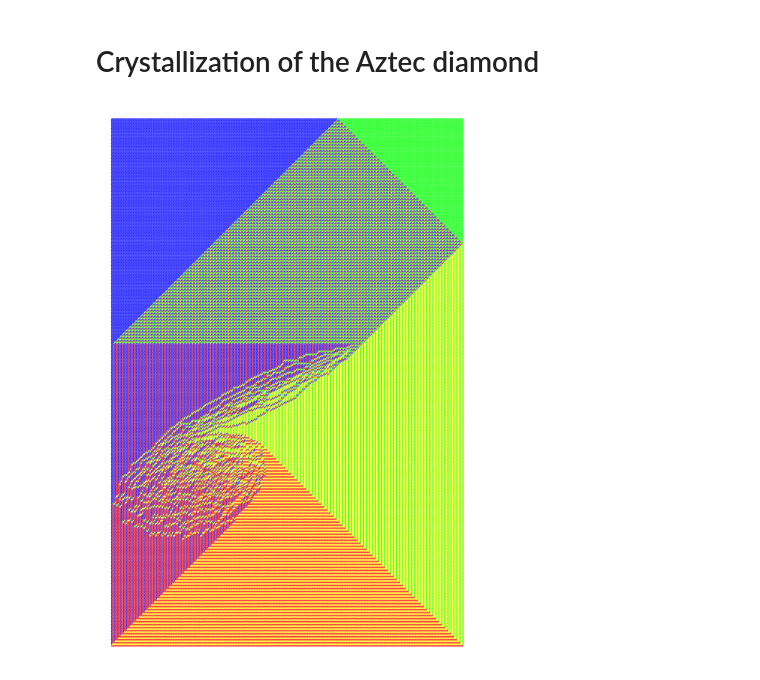
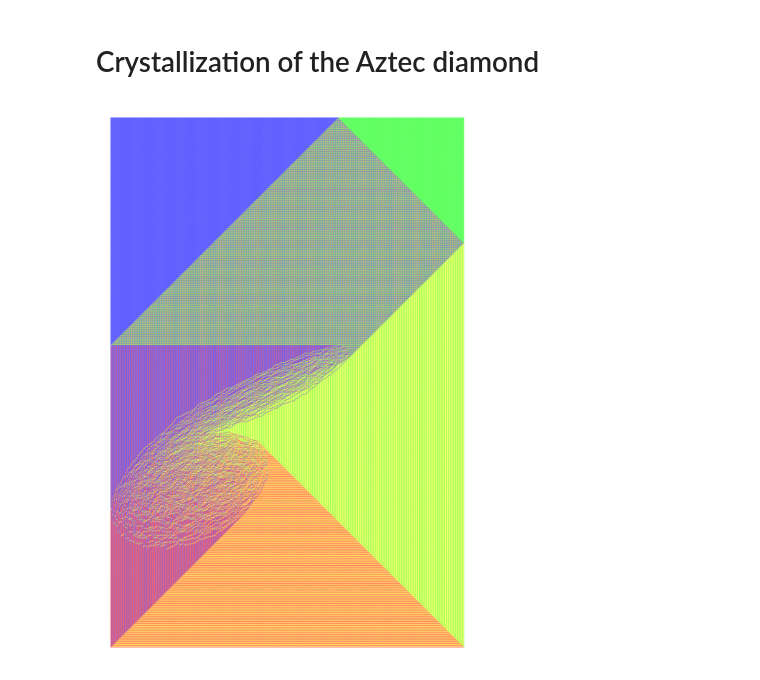
Before and after one commit to MaxvanHorssen/random-tilings, a Jupyter notebook: Advanced examples.ipynb, the cells around one changed output. Saved outputs shown, nothing was run; the diff lists cells and outputs as text; code cells hidden in the pictures.

```diff
--- a/Advanced examples.ipynb
+++ b/Advanced examples.ipynb
@@ -6,25 +6,28 @@ from numpy import pi, abs, sin
+# %%
+# Enable a more numerically stable implementation (experimental feature)
+RT.config.log_variant = True
 # %%
 def diff(theta,phi):
     return abs(sin((theta-phi)/2))
 
 alpha = 0.
 beta = pi/25
 gamma = 4*pi/5
 delta = 6*pi/5
 epsilon = 8*pi/5
 
 w = [[1+1j,diff(epsilon,gamma),diff(gamma,beta),diff(delta,gamma),diff(gamma,beta),diff(beta,gamma)],
 [diff(gamma,beta),diff(beta,epsilon),1+4*1j,diff(beta,delta),1+1j,1+4*1j],
 [diff(delta,gamma),diff(epsilon,delta),diff(delta,beta),1+1j,diff(delta,alpha),diff(alpha,delta)],
 [diff(gamma,alpha),diff(alpha,epsilon),diff(beta,alpha),diff(alpha,delta),1+4*1j,1+1j]]
 
-A = RT.Aztec(350,w)
+A = RT.Aztec(1000,w)
 A.shuffle()
-A.plot(color_scheme='tropical',dpi=200,orientation='square')
+A.plot(orientation='square',color_scheme='tropical',dpi=200)
 
 ax = A.fig.axes[0]
 ax.set_aspect(3/2)
 ax.invert_xaxis()
 ax.invert_yaxis()
 # %% [output]
-[figure, old version]
+[figure, new version]
```
Also changed, not shown: parts of 1 cell of this notebook, 6 other files.
